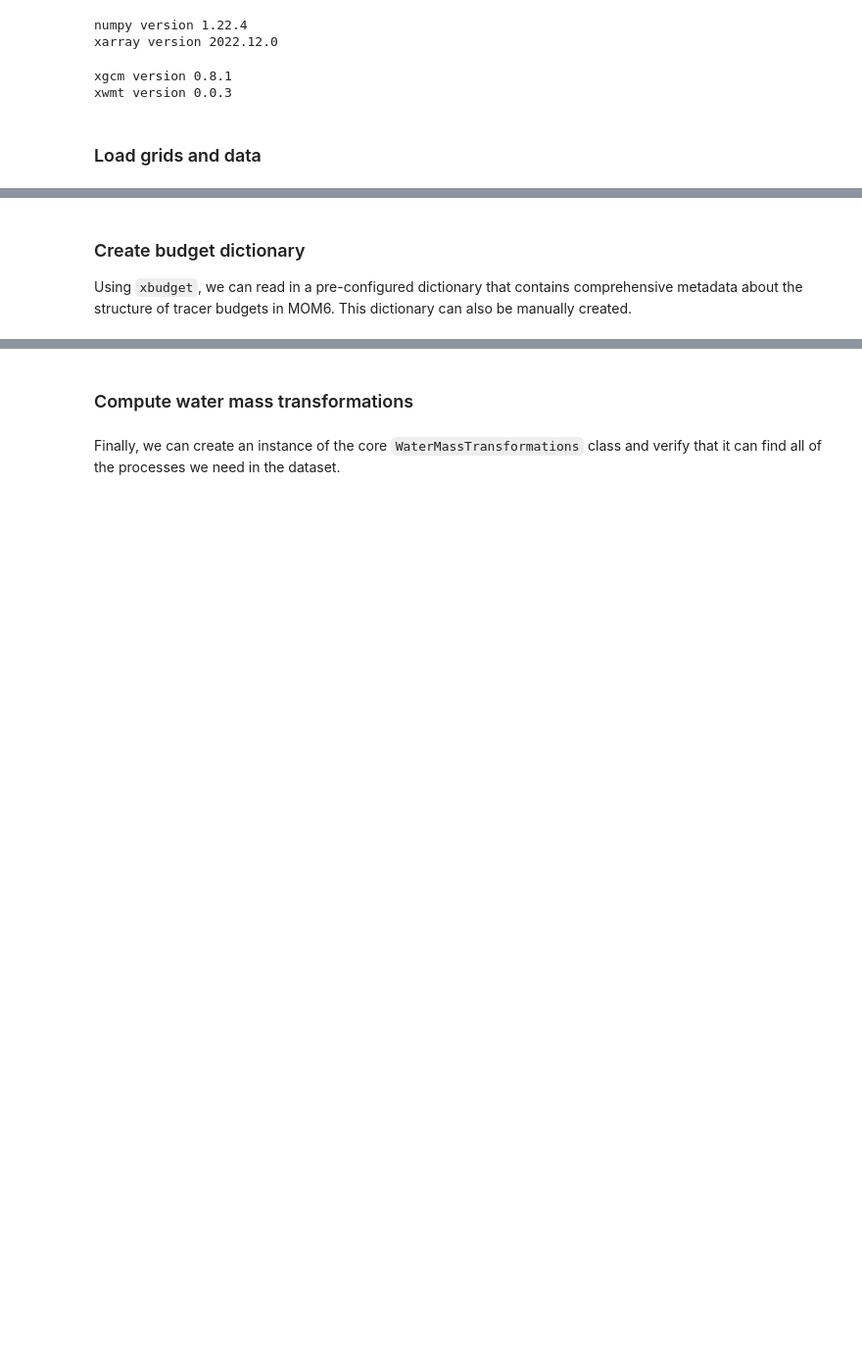
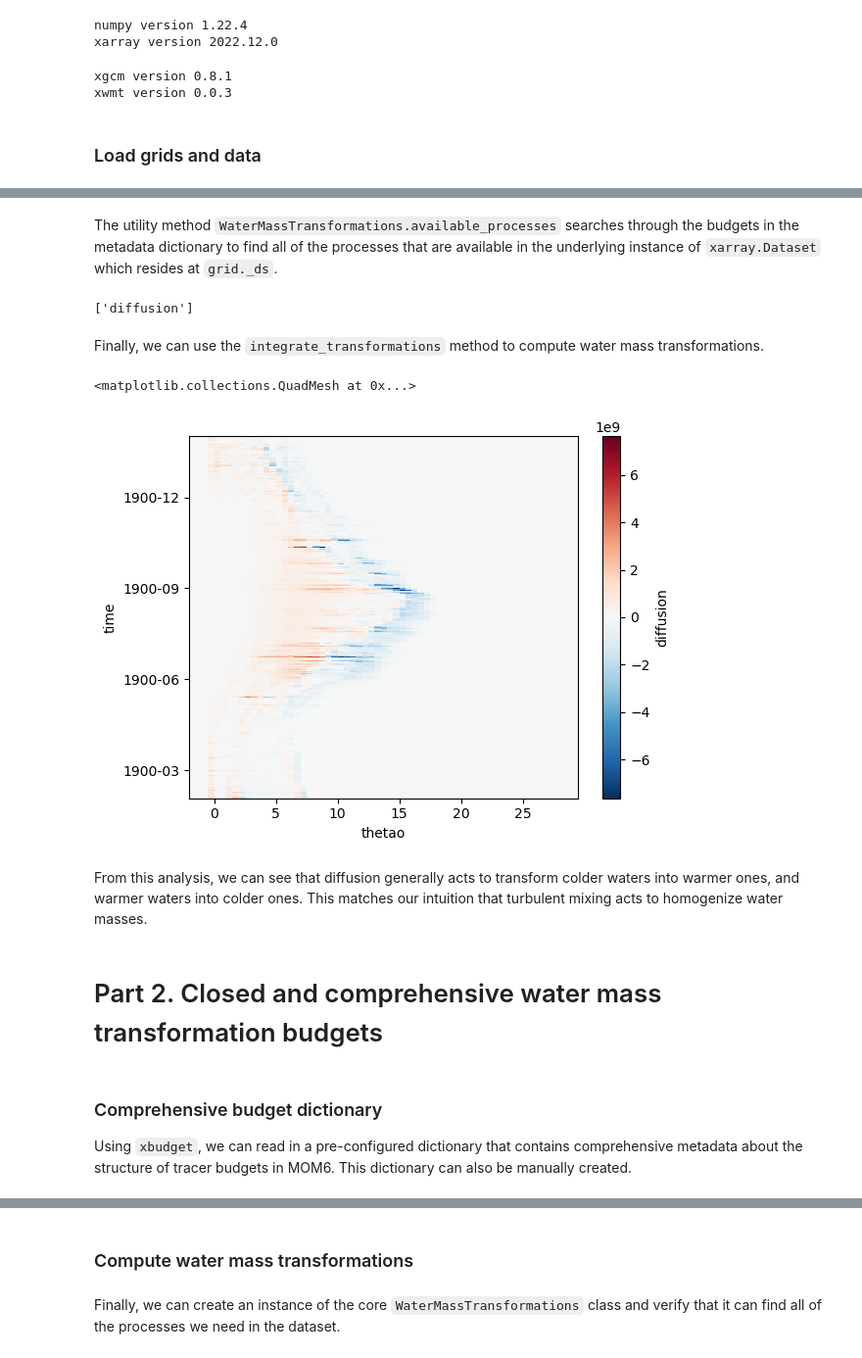
Before and after one commit to NOAA-GFDL/xwmt, a Jupyter notebook: examples/basic_xwmt_tutorial.ipynb, the cells around one changed output, grey strips where cells are left out. Shown at 98% size. Saved outputs shown, nothing was run; the diff lists cells and outputs as text; code cells hidden in the pictures; blank space fills up the shorter version.

```diff
--- a/examples/basic_xwmt_tutorial.ipynb
+++ b/examples/basic_xwmt_tutorial.ipynb
@@ -77,0 +87,6 @@ grid = Grid(ds, coords=coords, metrics=metrics, periodic=None)
+# %%
+metadata_dict = {
+    "mass": {"lambda": "density", "thickness": "thkcello"},
+    "heat": {"lambda": "thetao", "surface_lambda": "tos"},
+    "salt": {"lambda": "so", "surface_lambda": "sos"}
+}
@@ -77,0 +103,2 @@ grid = Grid(ds, coords=coords, metrics=metrics, periodic=None)
+# %%
+metadata_dict["heat"]["rhs"] = {"diffusion": "opottempdiff"}
@@ -78,5 +107,26 @@ grid = Grid(ds, coords=coords, metrics=metrics, periodic=None)
+# %%
+wmt = xwmt.WaterMassTransformations(grid, metadata_dict)
+# %% [markdown]
+The utility method `WaterMassTransformations.available_processes` searches through the budgets in the metadata dictionary to find all of the processes that are available in the underlying instance of `xarray.Dataset` which resides at `grid._ds`.
+# %%
+wmt.available_processes()
+# %% [output]
+['diffusion']
+# %% [markdown]
+Finally, we can use the `integrate_transformations` method to compute water mass transformations.
+# %%
+tmp = wmt.integrate_transformations("heat", term="diffusion", bins=np.arange(-2., 30, 0.5));
+# %%
+tmp.plot(x="thetao")
+# %% [output]
+<matplotlib.collections.QuadMesh at 0x...>
+[figure, added]
+# %% [markdown]
+From this analysis, we can see that diffusion generally acts to transform colder waters into warmer ones, and warmer waters into colder ones. This matches our intuition that turbulent mixing acts to homogenize water masses.
+# %% [markdown]
+# Part 2. Closed and comprehensive water mass transformation budgets
 # %% [markdown]
-### Create budget dictionary
+### Comprehensive budget dictionary
 
 Using `xbudget`, we can read in a pre-configured dictionary that contains comprehensive metadata about the structure of tracer budgets in MOM6. This dictionary can also be manually created.
 # %%
```
Also changed, not shown: parts of 20 cells of this notebook, 2 other files.
